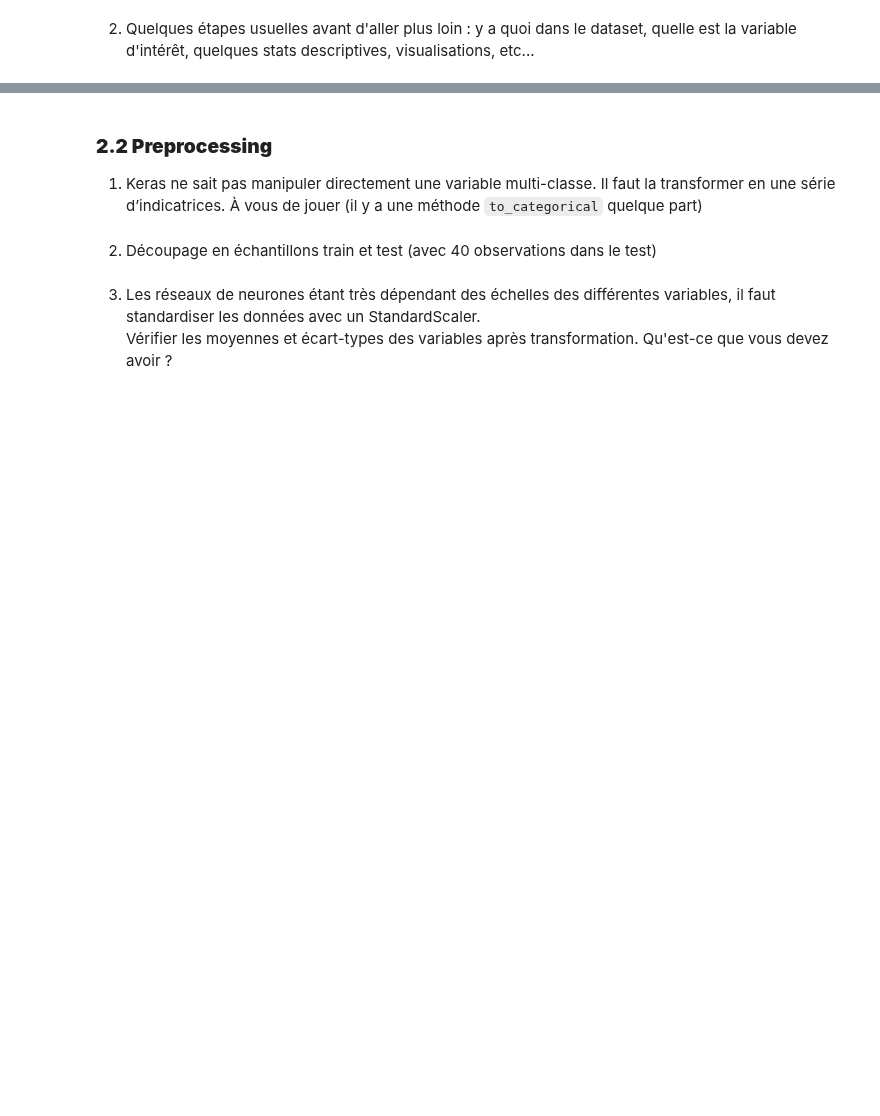
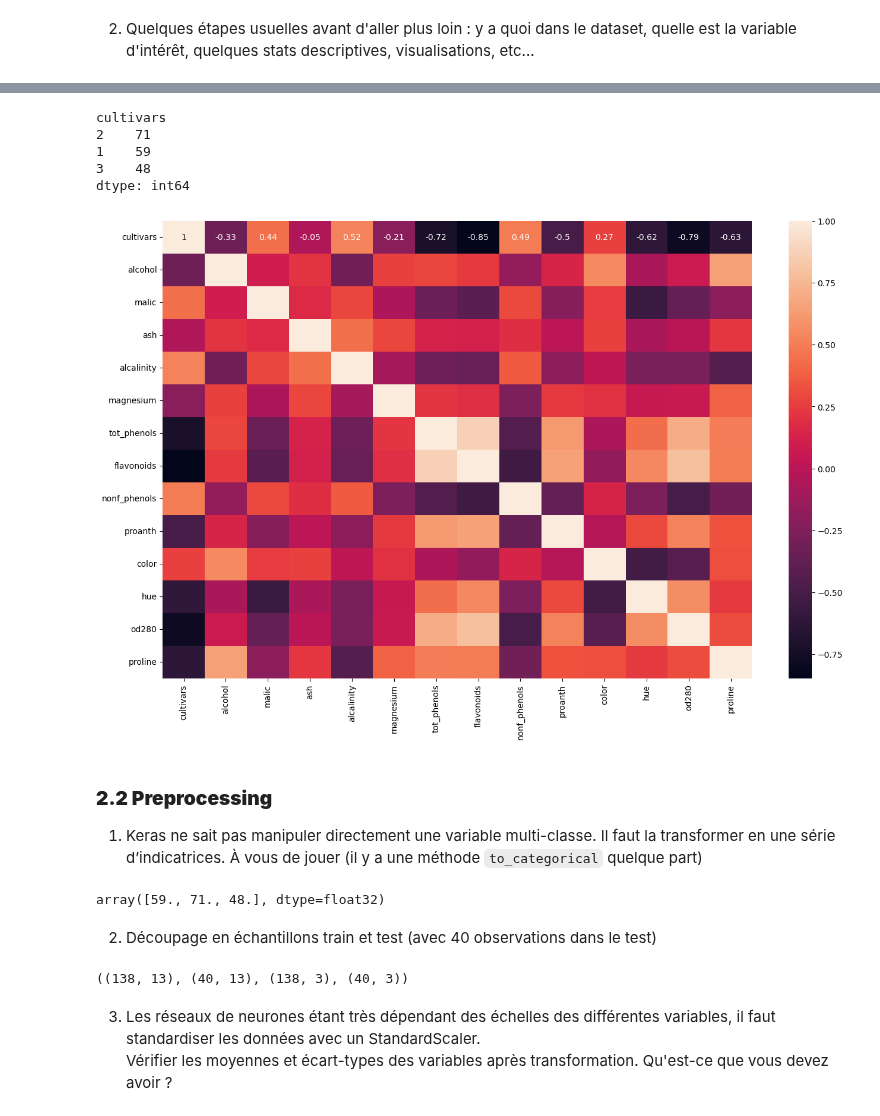
Before and after one commit to louiskuhn/IA-P3-Euskadi, a Jupyter notebook: Ressources/Deep Learning/Artificial Neural Network/perceptron.ipynb, the cells around one changed output, grey strips where cells are left out. Saved outputs shown, nothing was run; the diff lists cells and outputs as text; code cells hidden in the pictures; blank space fills up the shorter version.

```diff
--- a/Ressources/Deep Learning/Artificial Neural Network/perceptron.ipynb
+++ b/Ressources/Deep Learning/Artificial Neural Network/perceptron.ipynb
@@ -361,9 +385,34 @@ wine
+# %%
+wine.value_counts('cultivars')
+# %% [output]
+cultivars
+2    71
+1    59
+3    48
+dtype: int64
+# %%
+plt.figure(figsize=(16,10))
+sns.heatmap(wine.corr(), annot=True);
+# %% [output]
+[figure, added]
 # %% [markdown]
 ### **2.2 Preprocessing**
 
 1. Keras  ne  sait  pas  manipuler  directement  une  variable multi-classe. Il faut la transformer en une série d’indicatrices. À vous de jouer (il y a une méthode `to_categorical` quelque part)
+# %%
+X =  wine.drop('cultivars', axis=1)
+y = wine.cultivars
+y = to_categorical(y-1)
+np.sum(y, axis=0)
+# %% [output]
+array([59., 71., 48.], dtype=float32)
 # %% [markdown]
 2. Découpage en échantillons train et test (avec 40 observations dans le test)
+# %%
+X_train, X_test, y_train, y_test = train_test_split(X, y, test_size=40)
+X_train.shape, X_test.shape, y_train.shape, y_test.shape
+# %% [output]
+((138, 13), (40, 13), (138, 3), (40, 3))
 # %% [markdown]
 3. Les réseaux de neurones étant très dépendant des échelles des différentes variables, il faut standardiser les données avec un StandardScaler.
 Vérifier les moyennes et écart-types des variables après transformation. Qu'est-ce que vous devez avoir ?
```
Also changed, not shown: parts of 15 cells of this notebook.
